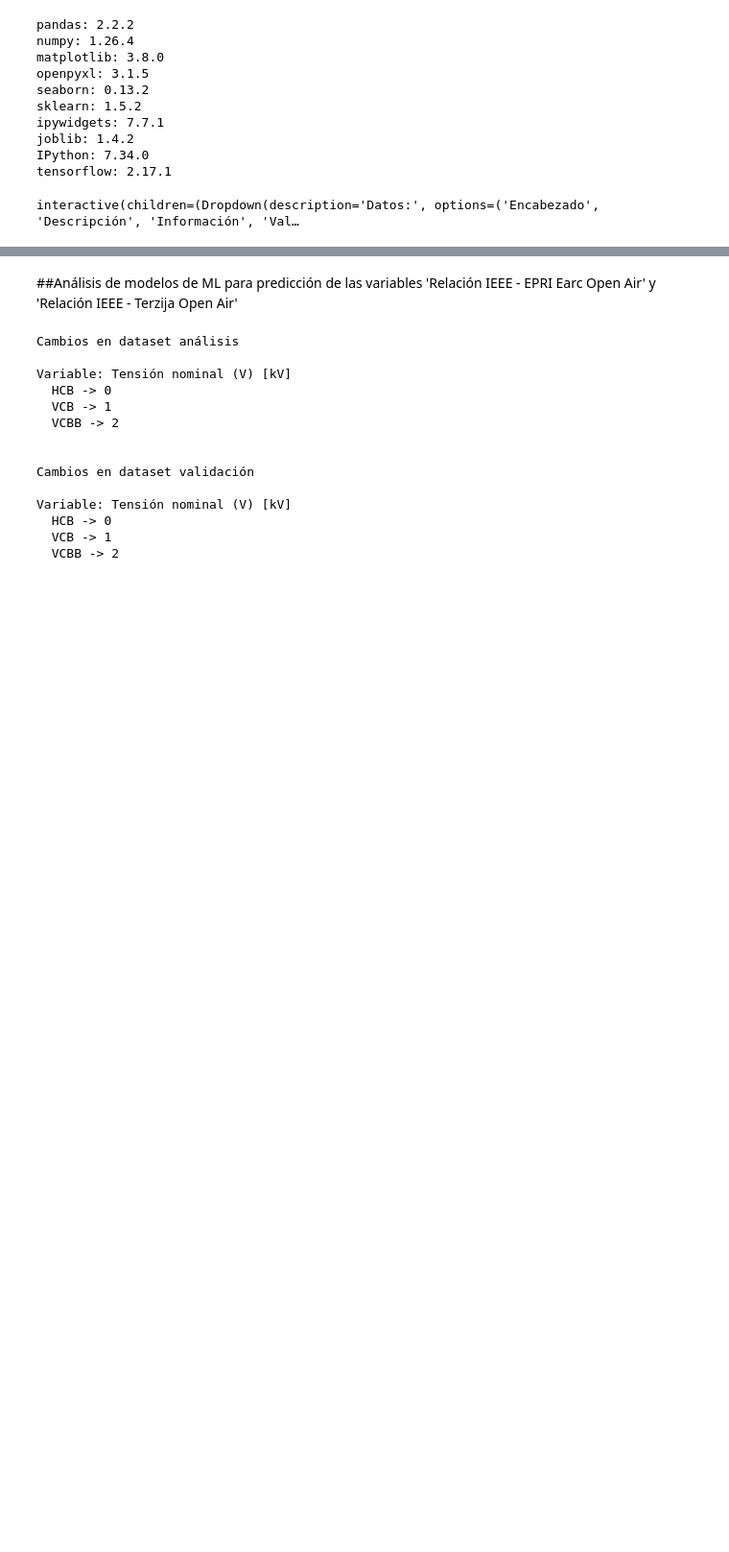
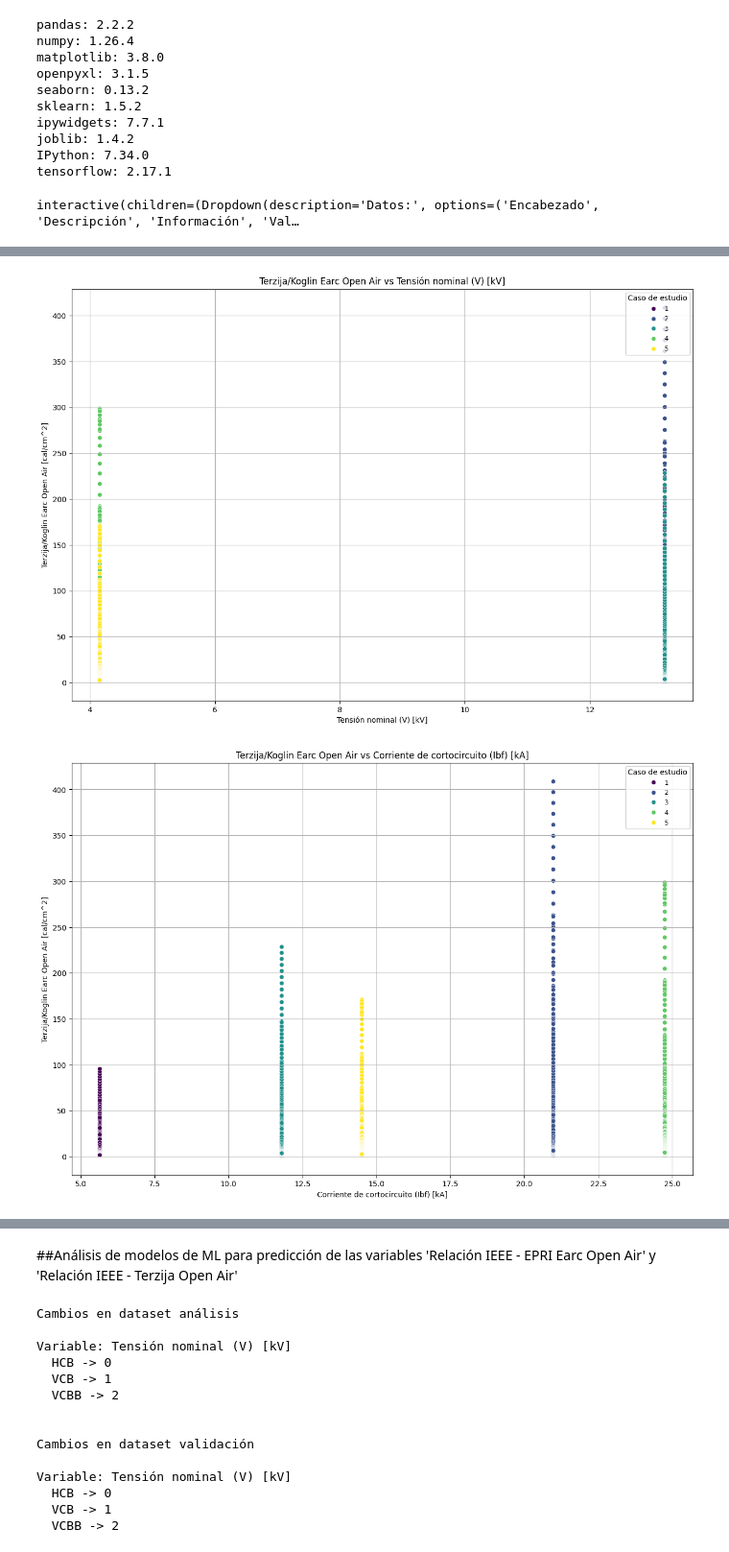
Before and after one commit to alvillegasru/15_kV_Arc_Flash, a Jupyter notebook: Cuadernos/Analisis_Comparativo.ipynb, the cells around one changed output, grey strips where cells are left out. Shown at 96% size. Cells and saved outputs as stored; diff of their text form; code cells hidden in the pictures; blank space fills up the shorter version.

```diff
--- a/Cuadernos/Analisis_Comparativo.ipynb
+++ b/Cuadernos/Analisis_Comparativo.ipynb
@@ -189,0 +239,33 @@ plt.show()
+# %%
+#@title Impacto de variables de entrada en metodología Terzija/Koglin
+
+# Definir la ruta de guardado
+dir_path = '15_kV_Arc_Flash/Archivos/Imagenes'
+os.makedirs(dir_path, exist_ok=True)  # Crear la carpeta si no existe
+
+# Seleccionar las columnas de interés para el eje X
+columnas_x = [dataset_analisis.columns[1], dataset_analisis.columns[2], dataset_analisis.columns[4], dataset_analisis.columns[5]]
+
+# Iterar sobre cada columna en X y generar gráficos
+for col_x in columnas_x:
+    # Filtrar los datos para la configuración actual
+    data_config = dataset_analisis[dataset_analisis['Configuración de electrodos (EC)'] == 'HCB']  # Usar configuraciones[0] para HCB
+
+    # Crear la gráfica
+    plt.figure(figsize=(15, 10))  # Crear una nueva figura para cada gráfica
+    sns.scatterplot(x=col_x, y='Terzija/Koglin Earc Open Air [cal/cm^2]',
+                    hue='Caso de estudio', data=data_config, palette='viridis')
+    plt.title(f'Terzija/Koglin Earc Open Air vs {col_x}')
+    plt.xlabel(col_x)
+    plt.ylabel('Terzija/Koglin Earc Open Air [cal/cm^2]')
+    plt.grid(True)
+    plt.legend(title='Caso de estudio', loc='upper right', fontsize='small')
+
+    # Guardar la imagen
+    file_path = os.path.join(dir_path, f'Grafico_Terzija_{col_x}.png')  # Usar configuraciones[0] para HCB
+    plt.savefig(file_path, bbox_inches='tight')
+    plt.show()
+    plt.close()  # Cerrar la figura para liberar memoria
+# %% [output]
+[figure, added]
+[figure, added]
```
Also changed, not shown: parts of 4 cells of this notebook.
